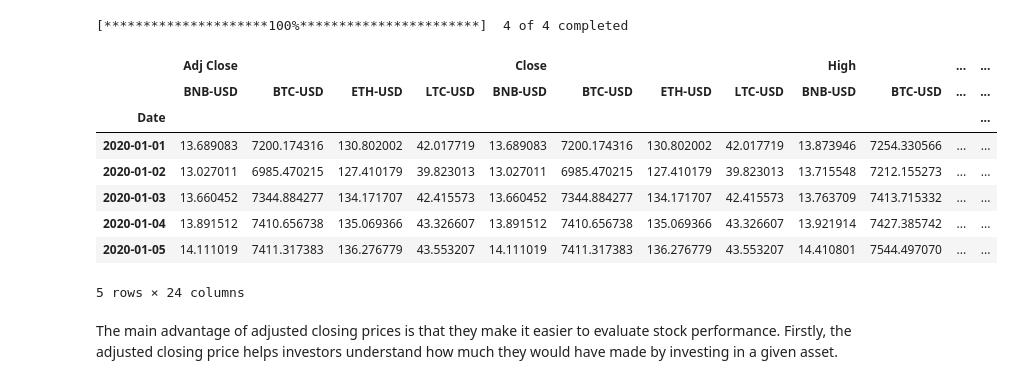
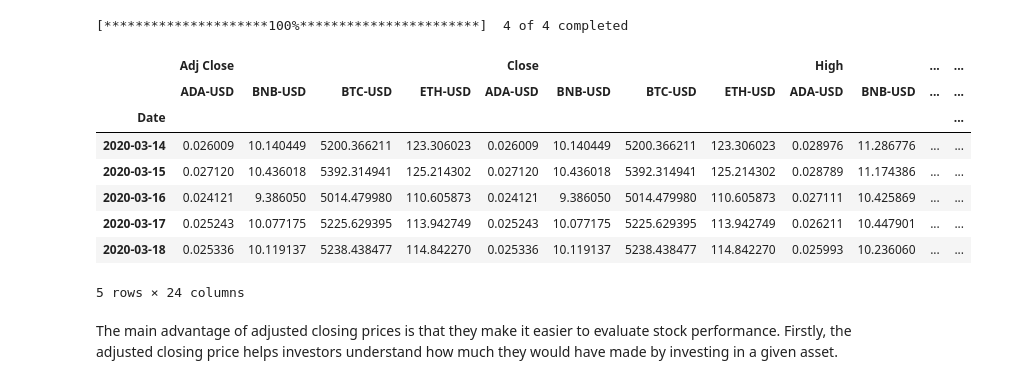
Before and after one commit to DDEEEVV/Project-101-CryptoAnalysis, a Jupyter notebook: crypyo_analysis_project.ipynb, the cells around one changed output. Cells and saved outputs as stored; diff of their text form; code cells hidden in the pictures.

```diff
--- a/crypyo_analysis_project.ipynb
+++ b/crypyo_analysis_project.ipynb
@@ -19,27 +19,31 @@ load_dotenv()
 # %%
-cryptocurrencies = ['BTC-USD', 'ETH-USD', 'LTC-USD', 'BNB-USD']
+cryptocurrencies = ['BTC-USD', 'ETH-USD', 'ADA-USD', 'BNB-USD']
 
-indices = ["^GSPC", "DJI" , "NDAQ", "^RUT"]
+indices = ["SPY"]
 # %%
-# I want to analyze the Crypto Market during the Covid-19 Pandemic and the post Covid-19 Pandemic.
-start_date_pandemic_lockdown = "2020-01-01"
-end_date_pandemic_lockdown = "2021-04-29"
+# I want to analyze the Crypto Market 1 - Year Before, During, and After the Covid-19 Lockdown Period.
+
+start_date_pre_lockdown = "2019-03-14"
+end_date_pre_lockdown = "2020-03-14"
+
+start_date_pandemic_lockdown = "2020-03-14"
+end_date_pandemic_lockdown = "2021-03-14"
 
 start_date_after_locksown = "2021-05-01"
 end_date_after_lockdown = "2022-04-29"
 
 crypto_data = yf.download(cryptocurrencies, start_date_pandemic_lockdown, end_date_pandemic_lockdown)
 crypto_data.head()
 # %% [output]
 [*********************100%***********************]  4 of 4 completed
 |  | Adj Close |  |  |  | Close |  |  |  | High |  | ... | ... |
-|  | BNB-USD | BTC-USD | ETH-USD | LTC-USD | BNB-USD | BTC-USD | ETH-USD | LTC-USD | BNB-USD | BTC-USD | ... | ... |
+|  | ADA-USD | BNB-USD | BTC-USD | ETH-USD | ADA-USD | BNB-USD | BTC-USD | ETH-USD | ADA-USD | BNB-USD | ... | ... |
 | Date |  |  |  |  |  |  |  |  |  |  |  | ... |
-| 2020-01-01 | 13.689083 | 7200.174316 | 130.802002 | 42.017719 | 13.689083 | 7200.174316 | 130.802002 | 42.017719 | 13.873946 | 7254.330566 | ... | ... |
-| 2020-01-02 | 13.027011 | 6985.470215 | 127.410179 | 39.823013 | 13.027011 | 6985.470215 | 127.410179 | 39.823013 | 13.715548 | 7212.155273 | ... | ... |
-| 2020-01-03 | 13.660452 | 7344.884277 | 134.171707 | 42.415573 | 13.660452 | 7344.884277 | 134.171707 | 42.415573 | 13.763709 | 7413.715332 | ... | ... |
-| 2020-01-04 | 13.891512 | 7410.656738 | 135.069366 | 43.326607 | 13.891512 | 7410.656738 | 135.069366 | 43.326607 | 13.921914 | 7427.385742 | ... | ... |
-| 2020-01-05 | 14.111019 | 7411.317383 | 136.276779 | 43.553207 | 14.111019 | 7411.317383 | 136.276779 | 43.553207 | 14.410801 | 7544.497070 | ... | ... |
+| 2020-03-14 | 0.026009 | 10.140449 | 5200.366211 | 123.306023 | 0.026009 | 10.140449 | 5200.366211 | 123.306023 | 0.028976 | 11.286776 | ... | ... |
+| 2020-03-15 | 0.027120 | 10.436018 | 5392.314941 | 125.214302 | 0.027120 | 10.436018 | 5392.314941 | 125.214302 | 0.028789 | 11.174386 | ... | ... |
+| 2020-03-16 | 0.024121 | 9.386050 | 5014.479980 | 110.605873 | 0.024121 | 9.386050 | 5014.479980 | 110.605873 | 0.027111 | 10.425869 | ... | ... |
+| 2020-03-17 | 0.025243 | 10.077175 | 5225.629395 | 113.942749 | 0.025243 | 10.077175 | 5225.629395 | 113.942749 | 0.026211 | 10.447901 | ... | ... |
+| 2020-03-18 | 0.025336 | 10.119137 | 5238.438477 | 114.842270 | 0.025336 | 10.119137 | 5238.438477 | 114.842270 | 0.025993 | 10.236060 | ... | ... |
 5 rows × 24 columns
 # %% [markdown]
 The main advantage of adjusted closing prices is that they make it easier to evaluate stock performance. Firstly, the adjusted closing price helps investors understand how much they would have made by investing in a given asset.
```
Also changed, not shown: parts of 24 cells of this notebook.
